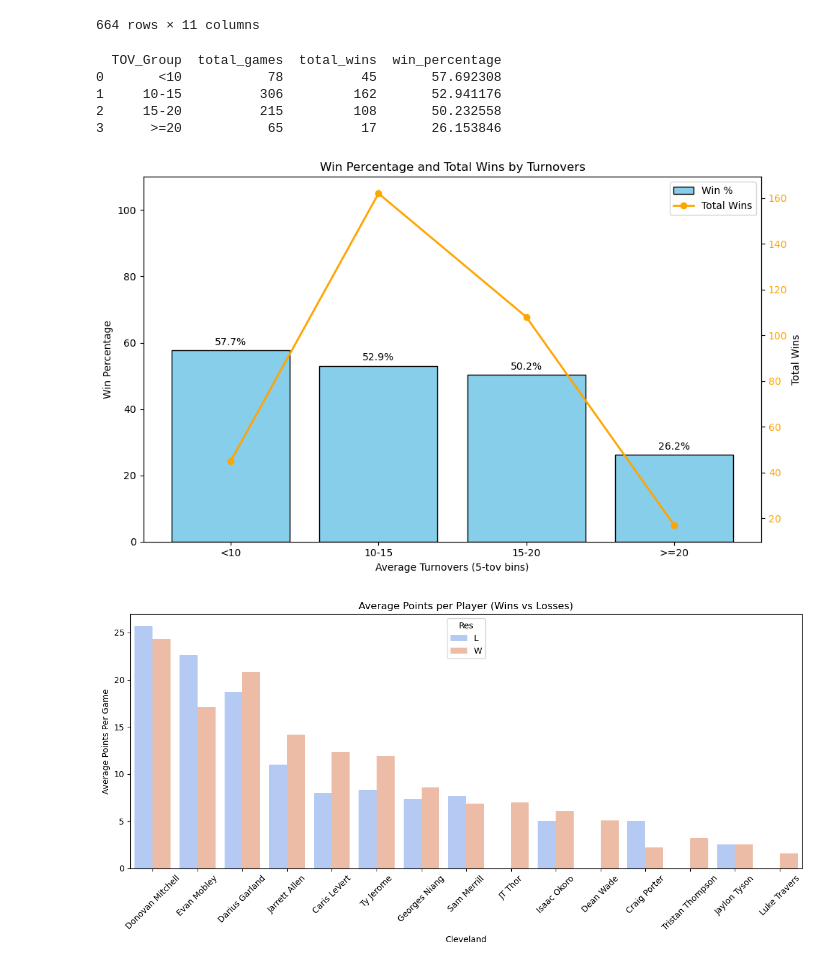
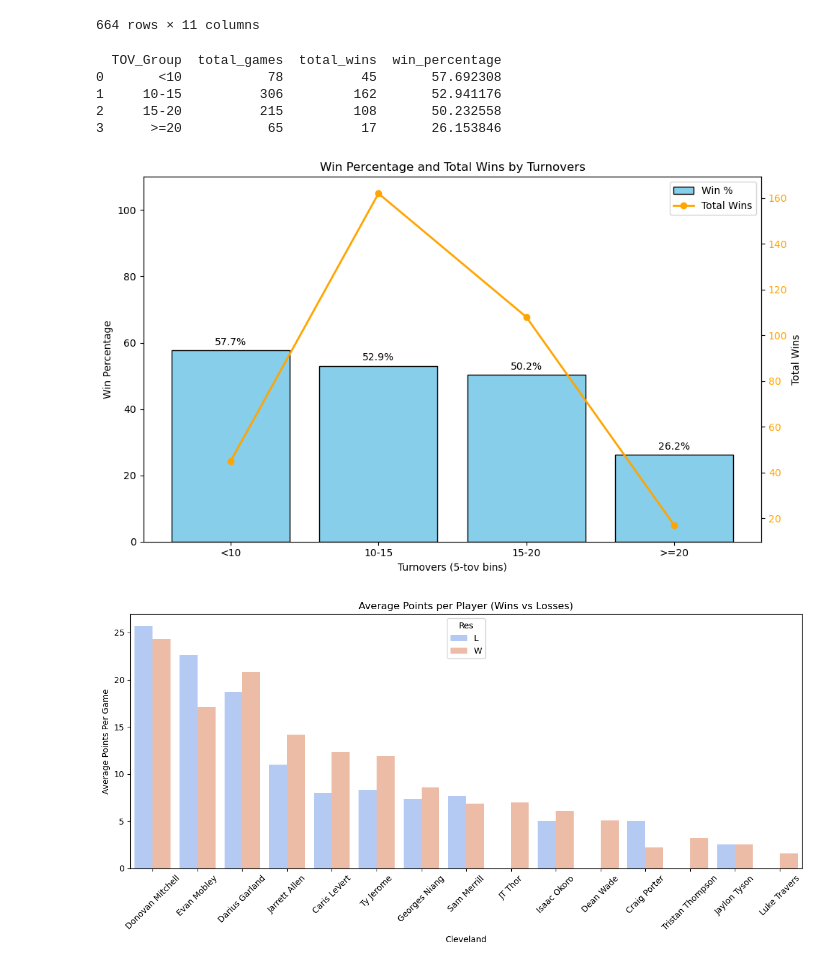
Before and after one commit to ryoka23/NYC-DS-Academy, a Jupyter notebook: Python Final Project.ipynb, the cells around one changed output. Saved outputs shown, nothing was run; the diff lists cells and outputs as text; code cells hidden in the pictures.

```diff
--- a/Python Final Project.ipynb
+++ b/Python Final Project.ipynb
@@ -534,39 +534,39 @@ for i, value in enumerate(tov_wp['win_percentage']):
 
 # Primary y-axis setup
 ax1.set_ylabel('Win Percentage')
-ax1.set_xlabel('Average Turnovers (5-tov bins)')
+ax1.set_xlabel('Turnovers (5-tov bins)')
 ax1.set_title('Win Percentage and Total Wins by Turnovers')
 ax1.tick_params(axis='y')
 ax1.set_ylim(0, 110)
 
 # Secondary y-axis for total wins
 ax2 = ax1.twinx()
 ax2.plot(tov_wp['TOV_Group'].astype(str), tov_wp['total_wins'],
          color='orange', marker='o', linewidth=2, label='Total Wins')
 ax2.set_ylabel('Total Wins')
 ax2.tick_params(axis='y', labelcolor='orange')
 
 # Combine legends
 lines, labels = ax1.get_legend_handles_labels()
 lines2, labels2 = ax2.get_legend_handles_labels()
 ax1.legend(lines + lines2, labels + labels2, loc='upper right')
 
 # Rotate x-ticks and tighten layout
 plt.xticks(rotation=45)
 plt.tight_layout()
 # Disable gridlines if they appear
 ax1.grid(False)
 ax2.grid(False)
 plt.show()
 
 #Intrestingly, the chances of winning are similar until you have 20 or more turnovers.
 # %% [output]
   TOV_Group  total_games  total_wins  win_percentage
 0       <10           78          45       57.692308
 1     10-15          306         162       52.941176
 2     15-20          215         108       50.232558
 3      >=20           65          17       26.153846
-[figure, old version]
+[figure, new version]
 # %%
 # Step 1: Group by Team, Player, and Game to aggregate raw stats
 team_player = df.groupby(['Tm', 'Player', 'Data']).agg({
```
Also changed, not shown: parts of 4 cells of this notebook.
